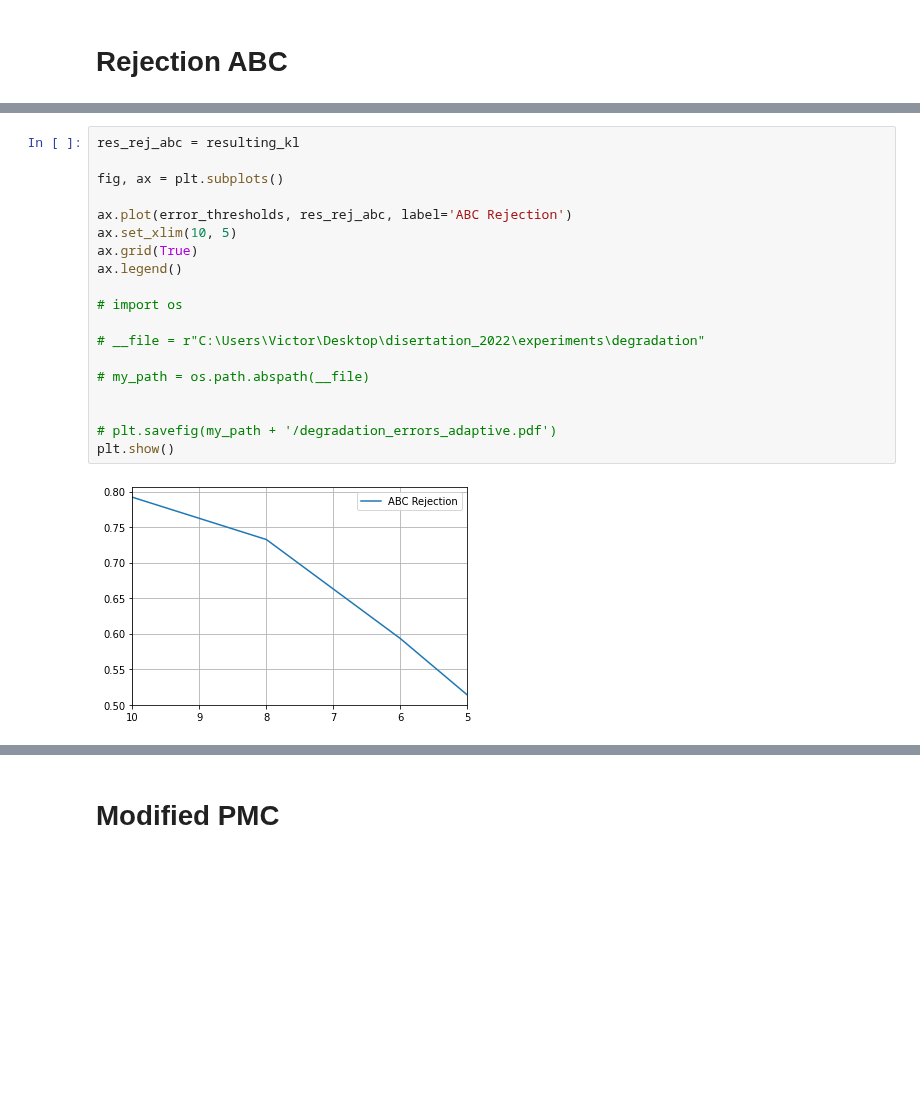
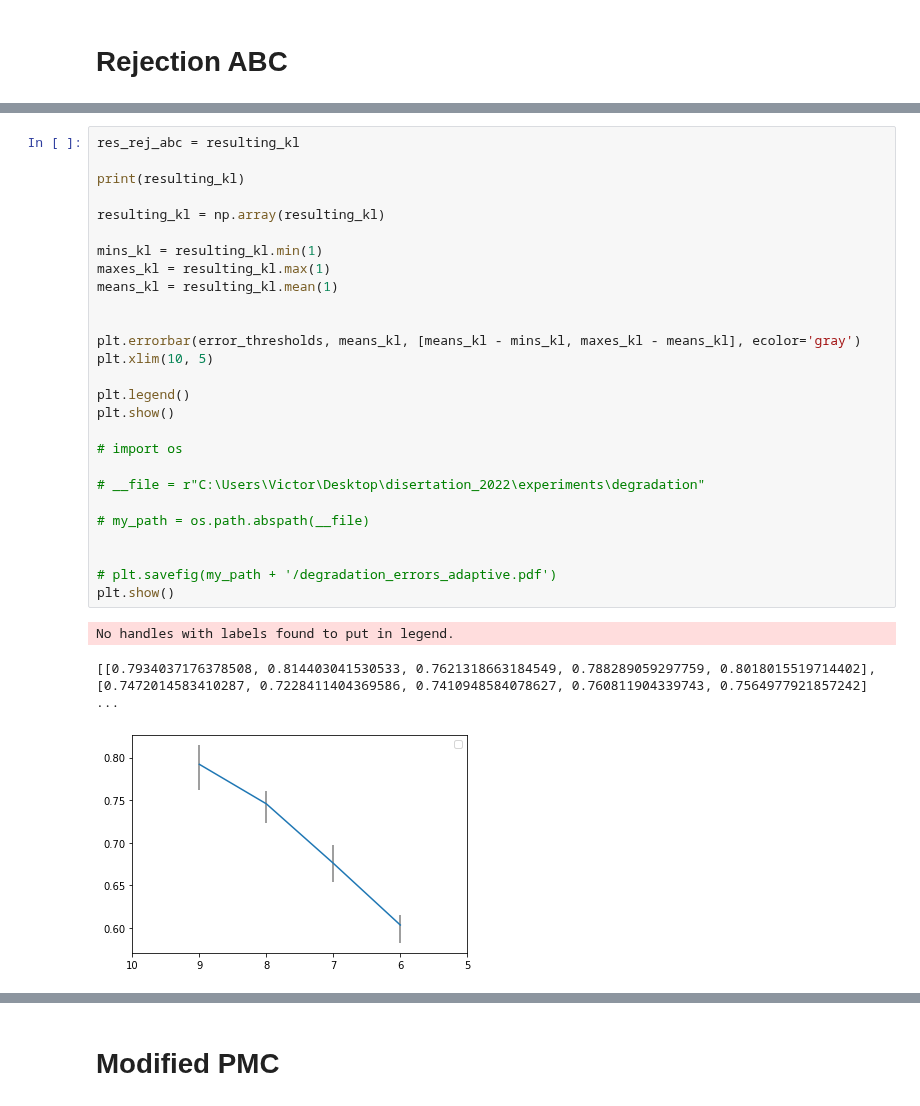
Before and after one commit to pints-team/pints, a Jupyter notebook: production_degradation_errors.ipynb, the cells around one changed output, grey strips where cells are left out. Saved outputs shown, nothing was run; the diff lists cells and outputs as text; blank space fills up the shorter version.

```diff
--- a/production_degradation_errors.ipynb
+++ b/production_degradation_errors.ipynb
@@ -237,21 +262,31 @@ saved_x=0.4497880641799385, saved_y=0.06394514198282594
 # %%
 res_rej_abc = resulting_kl
 
-fig, ax = plt.subplots()
+print(resulting_kl)
 
-ax.plot(error_thresholds, res_rej_abc, label='ABC Rejection')
-ax.set_xlim(10, 5)
-ax.grid(True)
-ax.legend()
+resulting_kl = np.array(resulting_kl)
+
+mins_kl = resulting_kl.min(1)
+maxes_kl = resulting_kl.max(1)
+means_kl = resulting_kl.mean(1)
+
+
+plt.errorbar(error_thresholds, means_kl, [means_kl - mins_kl, maxes_kl - means_kl], ecolor='gray')
+plt.xlim(10, 5)
+
+plt.legend()
+plt.show()
 
 # import os
 
 # __file = r"C:\Users\Victor\Desktop\disertation_2022\experiments\degradation"
 
 # my_path = os.path.abspath(__file)
 
 
 # plt.savefig(my_path + '/degradation_errors_adaptive.pdf')
 plt.show()
 # %% [output]
+No handles with labels found to put in legend.
+[[0.7934037176378508, 0.814403041530533, 0.7621318663184549, 0.788289059297759, 0.8018015519714402], [0.7472014583410287, 0.7228411404369586, 0.7410948584078627, 0.760811904339743, 0.7564977921857242] ...
-[figure, old version]
+[figure, new version]
```
Also changed, not shown: parts of 20 cells of this notebook.
